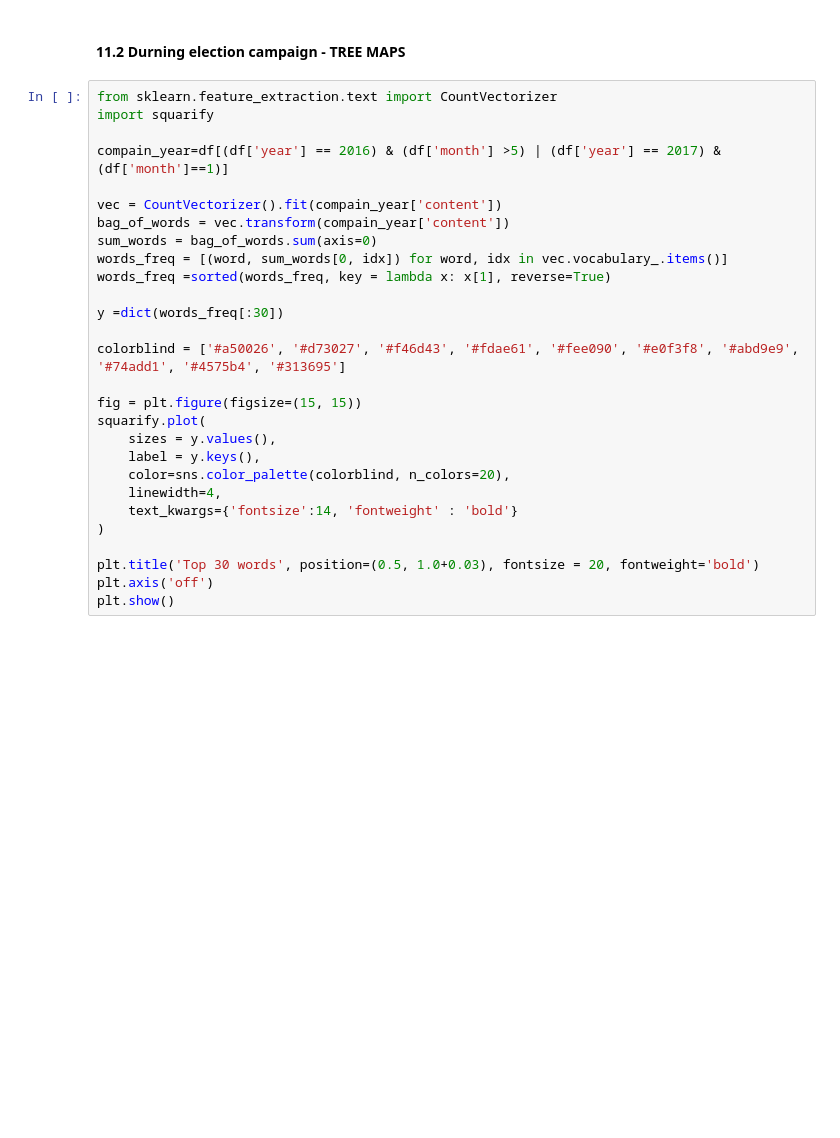
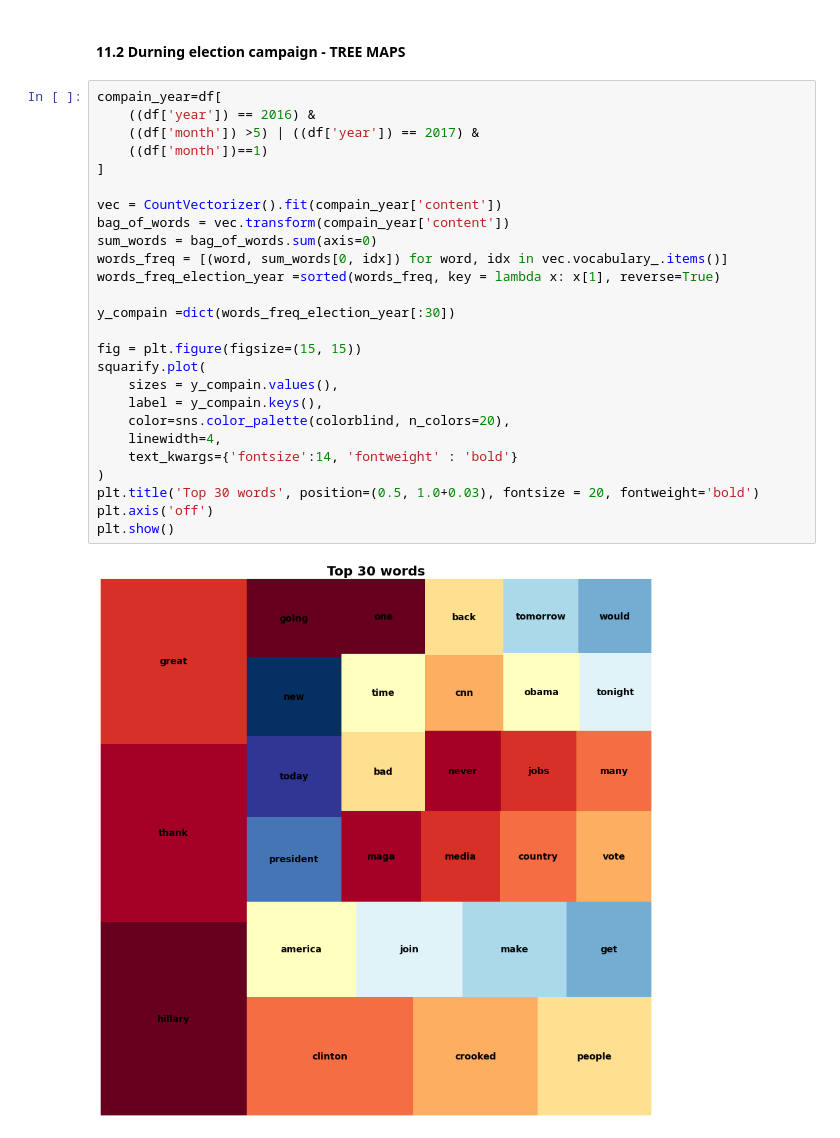
Before and after one commit to cinqusara/progetto_visualizzazione_scientifica_2022, a Jupyter notebook: trump-tweet-analysis.ipynb, the cells around one changed output. Saved outputs shown, nothing was run; the diff lists cells and outputs as text; blank space fills up the shorter version.

```diff
--- a/trump-tweet-analysis.ipynb
+++ b/trump-tweet-analysis.ipynb
@@ -482,30 +579,30 @@ plt.show()
 # %% [markdown]
 #### 11.2 Durning election campaign - TREE MAPS
 # %%
-from sklearn.feature_extraction.text import CountVectorizer
-import squarify
-
-compain_year=df[(df['year'] == 2016) & (df['month'] >5) | (df['year'] == 2017) &(df['month']==1)]
+compain_year=df[
+    ((df['year']) == 2016) &
+    ((df['month']) >5) | ((df['year']) == 2017) &
+    ((df['month'])==1)
+]
 
 vec = CountVectorizer().fit(compain_year['content'])
 bag_of_words = vec.transform(compain_year['content'])
 sum_words = bag_of_words.sum(axis=0)
 words_freq = [(word, sum_words[0, idx]) for word, idx in vec.vocabulary_.items()]
-words_freq =sorted(words_freq, key = lambda x: x[1], reverse=True)
+words_freq_election_year =sorted(words_freq, key = lambda x: x[1], reverse=True)
 
-y =dict(words_freq[:30])
-
-colorblind = ['#a50026', '#d73027', '#f46d43', '#fdae61', '#fee090', '#e0f3f8', '#abd9e9', '#74add1', '#4575b4', '#313695']
+y_compain =dict(words_freq_election_year[:30])
 
 fig = plt.figure(figsize=(15, 15))
 squarify.plot(
-    sizes = y.values(),
-    label = y.keys(),
+    sizes = y_compain.values(),
+    label = y_compain.keys(),
     color=sns.color_palette(colorblind, n_colors=20),
     linewidth=4,
     text_kwargs={'fontsize':14, 'fontweight' : 'bold'}
 )
-
 plt.title('Top 30 words', position=(0.5, 1.0+0.03), fontsize = 20, fontweight='bold')
 plt.axis('off')
 plt.show()
+# %% [output]
+[figure, added]
```
Also changed, not shown: parts of 29 cells of this notebook.
